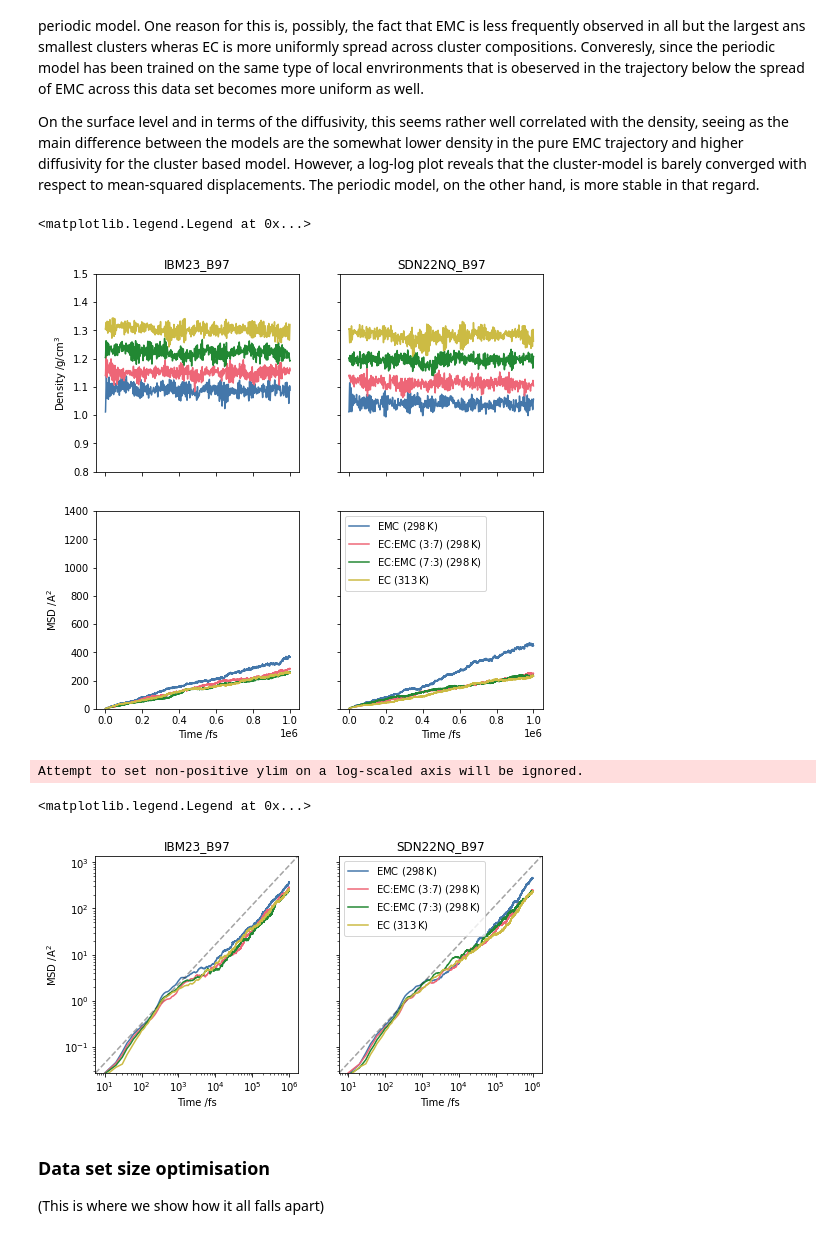
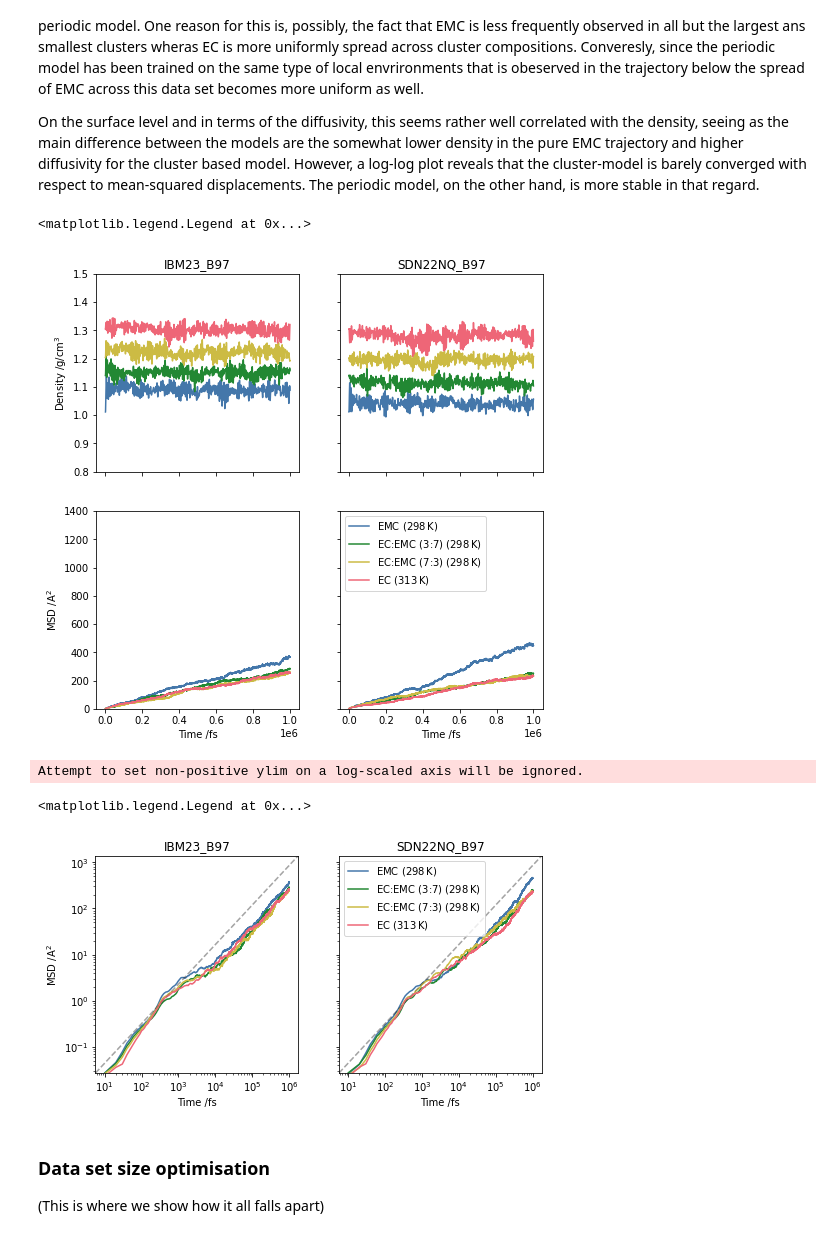
Before and after one commit to imagdau/EC-EMC_diffusion_DFT-MLIP-Data_comparison, a Jupyter notebook: for_paper.ipynb, the cells around one changed output. Cells and saved outputs as stored; diff of their text form; code cells hidden in the pictures.

```diff
--- a/for_paper.ipynb
+++ b/for_paper.ipynb
@@ -75,7 +75,6 @@ def get_dens(tags, root_path):
             densities[tag][traj_name] = np.mean(dens)
     return densities
 
-
 def get_xyz(tag):
     flist = [name for name in glob.glob(tag)]
     for f in flist:
@@ -88,6 +87,18 @@ def RMSE(x,ref):
     rmse = mse**0.5
     rrmse = rmse*(np.mean((ref-np.mean(ref))**2))**-0.5
     return rmse, rrmse
+
+def get_colour(name):
+    colmap = {
+        'EMC (298$\,$K)':'blue',
+        'EC:EMC (3:7) (298$\,$K)':'green',
+        'EC:EMC (7:3) (298$\,$K)':'yellow',
+        'EC (313$\,$K)':'red',
+    }
+    try:
+        return getattr(cset, colmap[name])
+    except:
+        return getattr(cset, colmap[tmap[name]])
 
 def get_average_density(dataframe, col, value):
 	# Filter out the 'other' column (we either average sample or seed)
@@ -194,39 +205,36 @@ tags = ['IBM23/B97/SEED1/DSET1', 'SDN22NQ/B97/SEED1/DSET1'] # These tags needs t
 
 # Obtain data and store to dicts
 thermo = dict()
 for tag in tags:
     thermo[tag] = get_all_thermo(f'{dynamics_path}{tag}/*') # Argument should be 'tag' to be consistent with zenodo
 
-
 fig, axs = plt.subplots(2,2, figsize=(4*2, 4*2), sharex=True, sharey='row')
 for i, k in enumerate(thermo):
     tag = tags[i]
     data_set, functional, seed, dset_sample = tag.split('/')
-    #print(tag)
-    #print(thermo[k].keys())
     for traj_name, traj_data in thermo[k].items():
         # Collect data
         time, tunit = traj_data['Time']['data'], traj_data['Time']['units']
         dens, dunit = traj_data['Density']['data'], traj_data['Density']['units']
         msd, munit = traj_data['MSD']['data'], traj_data['MSD']['units']
 
         # Plot density
         axs[0,i].set_ylim([0.8, 1.5])
         if i == 0: axs[0,i].set_ylabel(f'Density /{dunit}')
-        axs[0,i].plot(time,dens, label=tmap[traj_name])
+        axs[0,i].plot(time,dens, label=tmap[traj_name], color=get_colour(traj_name))
 
         # Plot MSD
         axs[1,i].set_ylim([0, 1400])
         if i == 0: axs[1,i].set_ylabel(f'MSD /{munit}')
-        axs[1,i].plot(time,msd, label=tmap[traj_name])
+        axs[1,i].plot(time,msd, label=tmap[traj_name], color=get_colour(traj_name))
 
         # Shared plot setings
         axs[0,i].set_title(f'{data_set}_{functional}')
         axs[1,i].set_xlabel(f'Time /{tunit}')
 axs[-1,-1].legend(loc='upper left')
 # %% [output]
 <matplotlib.legend.Legend at 0x...>
-[figure, old version]
+[figure, new version]
 # %%
 fig, axs = plt.subplots(1,2, figsize=(4*2, 4*1), sharey=True)
 for i, k in enumerate(thermo):
@@ -240,7 +248,7 @@ for i, k in enumerate(thermo):
         # Plot MSD
         axs[i].set_ylim([0, 1400])
         if i == 0: axs[i].set_ylabel(f'MSD /{munit}')
-        axs[i].plot(time,msd, label=tmap[traj_name])
+        axs[i].plot(time,msd, label=tmap[traj_name], color=get_colour(traj_name))
 
         # Shared plot setings
         axs[i].plot([0, 1], [0, 1], 'k--', transform=axs[i].transAxes, alpha=0.1)
@@ -251,7 +259,7 @@ axs[-1].legend(loc='upper left')
 # %% [output]
 Attempt to set non-positive ylim on a log-scaled axis will be ignored.
 <matplotlib.legend.Legend at 0x...>
-[figure, old version]
+[figure, new version]
 # %% [markdown]
 ### Data set size optimisation
 (This is where we show how it all falls apart)
```
Also changed, not shown: parts of 3 cells of this notebook.
